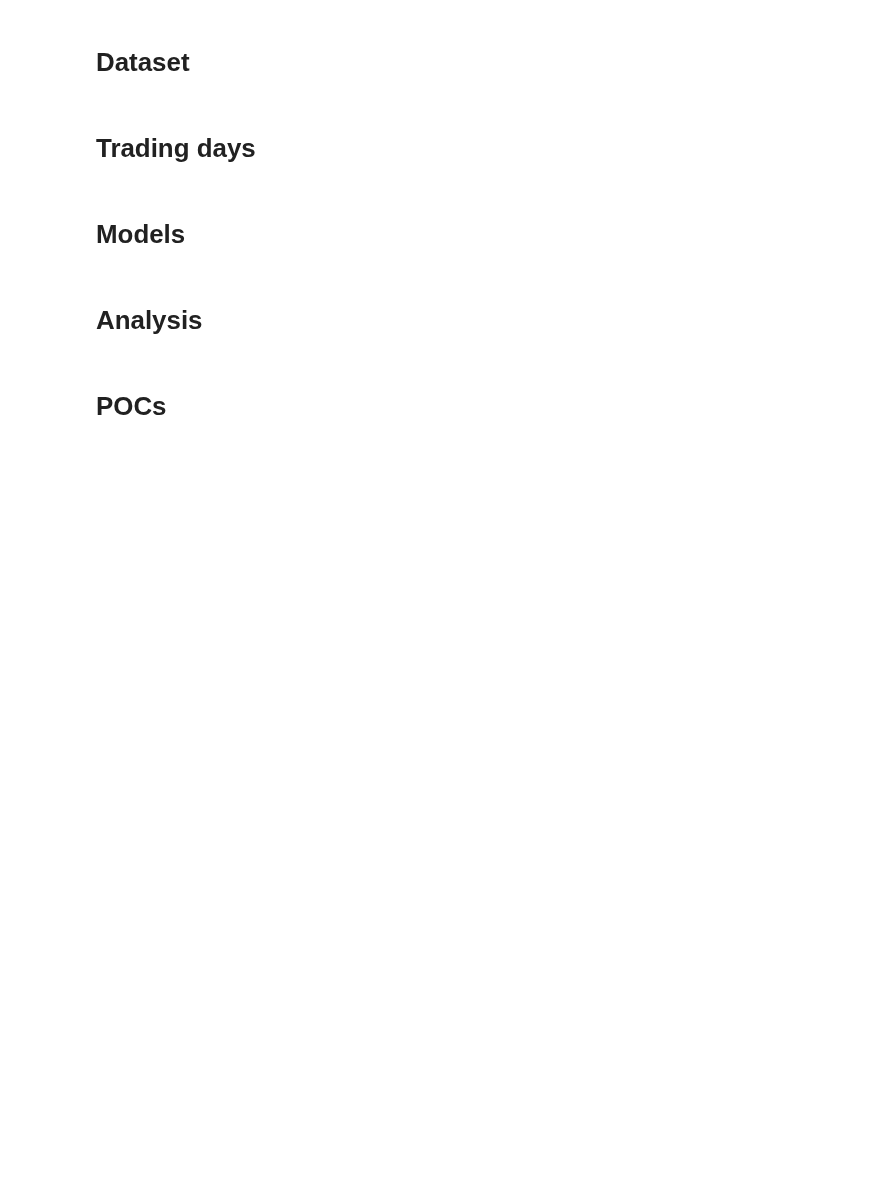
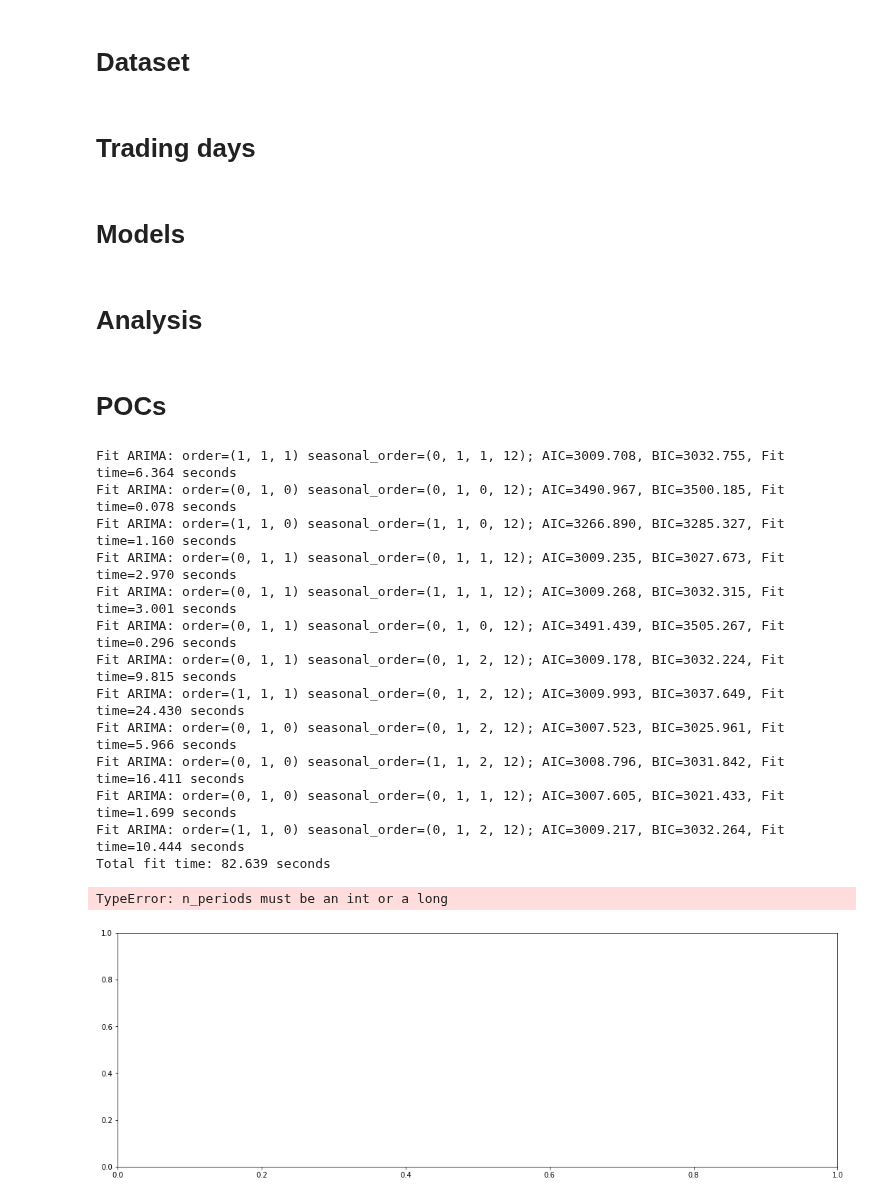
Before and after one commit to egar-garcia/machine-learning-engineer-nanodegree-capstone, a Jupyter notebook: StockForecasting.ipynb, the cells around one changed output. Cells and saved outputs as stored; diff of their text form; code cells hidden in the pictures; blank space fills up the shorter version.

```diff
--- a/StockForecasting.ipynb
+++ b/StockForecasting.ipynb
@@ -378,6 +393,39 @@ class LinearStockForecaster(StockForecasterModel):
         y = self.model.predict(x)
 
         return pd.DataFrame({'symbol': self.ticker_symbol, 'date': days_to_predict, 'predicted_price': y})
+# %%
+class ArimaStockForecaster(StockForecasterModel):
+
+    def __init__(self, ticker_symbol, dataset, trading_days_helper):
+        StockForecasterModel.__init__(self, ticker_symbol, dataset, trading_days_helper)
+        self.training_end = None
+
+    def train(self, start_date=None, end_date=None):
+        training_set = self.dataset.getDataframe(ticker_symbol=self.ticker_symbol,
+                                                 from_date=start_date, to_date=end_date)
+        self.training_end = max(training_set.date)
+
+        training_set = training_set.close
+
+        self.model = auto_arima(training_set,
+                                start_p=1, start_q=1, max_p=3, max_q=3, m=12, start_P=0,
+                                seasonal=True, d=1, D=1, trace=True,
+                                error_action='ignore', suppress_warnings=True)
+        self.model.fit(training_set)
+
+    def predict(self, from_date, to_date):
+        if from_date > to_date:
+            raise ValueError('Invalid date range to predict')
+        if from_date <= self.training_end:
+            raise ValueError('Date range to predict should be after last date used for training')
+
+        prediction_start = self.training_end + datetime.timedelta(days=1)
+        days_to_predict = self.trading_days_helper.get_trading_days_in_range(prediction_start, to_date)
+
+        y = self.model.predict(n_periods=days_to_predict.shape[0])
+
+        return pd.DataFrame({'symbol': self.ticker_symbol, 'date': days_to_predict, 'predicted_price': y})\
+                 .query("date >= '{}' and date <= {}".format(from_date, to_date))
 # %% [markdown]
 # Analysis
 # %%
@@ -420,21 +481,38 @@ def perform_test(results, subplot,
 # %%
 trading_days_helper = TradingDaysHelper()
 ds = Dataset.loadDatasetFromFile(os.path.join('data', 'djia_20140303-20190315.pkl'))
+
+training_start = str_to_datetime('2015-04-01')
+training_end = str_to_datetime('2018-03-31')
 
 results = []
 
 fig = plt.figure(figsize=(18, 6))
 
 ax1 = fig.add_subplot(111)
 
-perform_test(results, ax1, ds, 'AAPL', LinearStockForecaster,
-             str_to_datetime('2015-04-01'), str_to_datetime('2018-03-31'))
-
+#measure_performance(results, ax1, LinearStockForecaster, ds, 'AAPL', training_start, training_end)
+measure_performance(results, ax1, ArimaStockForecaster, ds, 'AAPL', training_start, training_end)
 plt.show()
 
-#print(results)
 results_df = pd.DataFrame(columns = ['symbol', 'forecasting_days', 'RMSE'], data = results)
 print(results_df)
+# %% [output]
+Fit ARIMA: order=(1, 1, 1) seasonal_order=(0, 1, 1, 12); AIC=3009.708, BIC=3032.755, Fit time=6.364 seconds
+Fit ARIMA: order=(0, 1, 0) seasonal_order=(0, 1, 0, 12); AIC=3490.967, BIC=3500.185, Fit time=0.078 seconds
+Fit ARIMA: order=(1, 1, 0) seasonal_order=(1, 1, 0, 12); AIC=3266.890, BIC=3285.327, Fit time=1.160 seconds
+Fit ARIMA: order=(0, 1, 1) seasonal_order=(0, 1, 1, 12); AIC=3009.235, BIC=3027.673, Fit time=2.970 seconds
+Fit ARIMA: order=(0, 1, 1) seasonal_order=(1, 1, 1, 12); AIC=3009.268, BIC=3032.315, Fit time=3.001 seconds
+Fit ARIMA: order=(0, 1, 1) seasonal_order=(0, 1, 0, 12); AIC=3491.439, BIC=3505.267, Fit time=0.296 seconds
+Fit ARIMA: order=(0, 1, 1) seasonal_order=(0, 1, 2, 12); AIC=3009.178, BIC=3032.224, Fit time=9.815 seconds
+Fit ARIMA: order=(1, 1, 1) seasonal_order=(0, 1, 2, 12); AIC=3009.993, BIC=3037.649, Fit time=24.430 seconds
+Fit ARIMA: order=(0, 1, 0) seasonal_order=(0, 1, 2, 12); AIC=3007.523, BIC=3025.961, Fit time=5.966 seconds
+Fit ARIMA: order=(0, 1, 0) seasonal_order=(1, 1, 2, 12); AIC=3008.796, BIC=3031.842, Fit time=16.411 seconds
+Fit ARIMA: order=(0, 1, 0) seasonal_order=(0, 1, 1, 12); AIC=3007.605, BIC=3021.433, Fit time=1.699 seconds
+Fit ARIMA: order=(1, 1, 0) seasonal_order=(0, 1, 2, 12); AIC=3009.217, BIC=3032.264, Fit time=10.444 seconds
+Total fit time: 82.639 seconds
+TypeError: n_periods must be an int or a long
+[figure, added]
 # %%
 ds = Dataset()
 ds.loaDataFromFile('data/djia_20140303-20190315.pkl')
```
Also changed, not shown: parts of 3 cells of this notebook.
